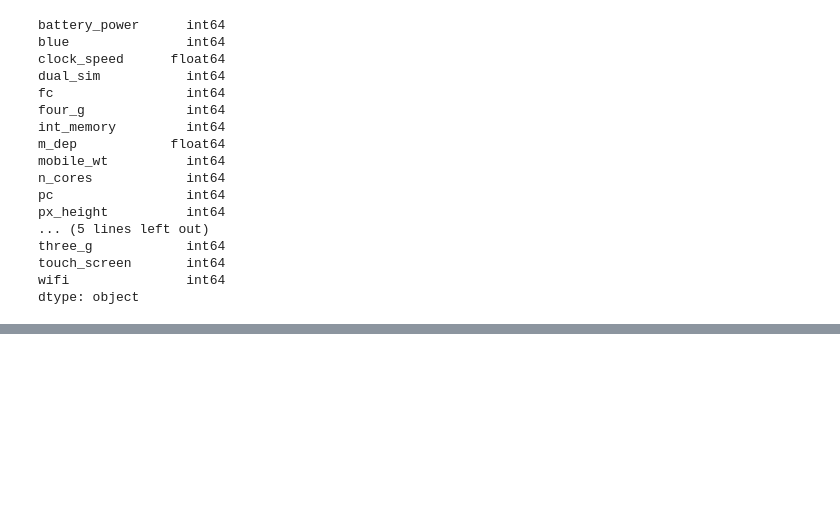
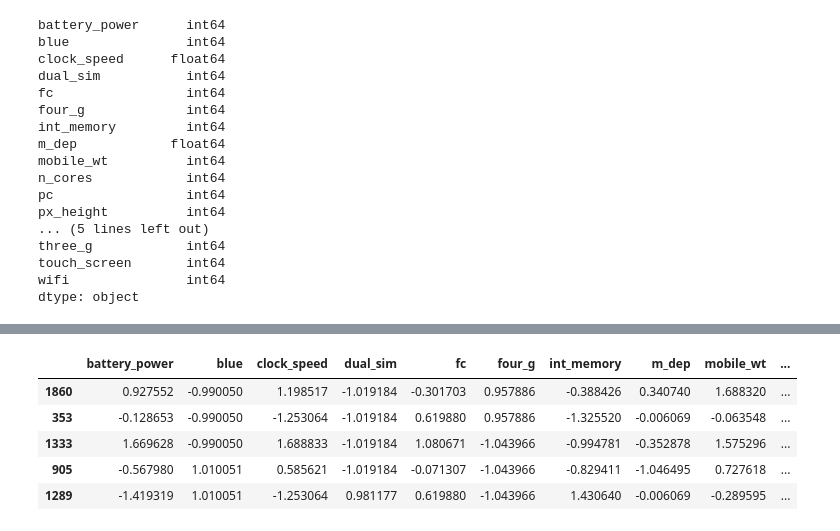
Before and after one commit to Shivam4681/DeepLearning-Programs, a Jupyter notebook: Multiclass_Classification_Keras.ipynb, the cells around one changed output, grey strips where cells are left out. Cells and saved outputs as stored; diff of their text form; code cells hidden in the pictures; blank space fills up the shorter version.

```diff
--- a/Multiclass_Classification_Keras.ipynb
+++ b/Multiclass_Classification_Keras.ipynb
@@ -91,0 +125,9 @@ ValueError: output config must be 'default' or 'pandas' got Pandas
+# %%
+x_test.head()
+# %% [output]
+|  | battery_power | blue | clock_speed | dual_sim | fc | four_g | int_memory | m_dep | mobile_wt | ... |
+| 1860 | 0.927552 | -0.990050 | 1.198517 | -1.019184 | -0.301703 | 0.957886 | -0.388426 | 0.340740 | 1.688320 | ... |
+| 353 | -0.128653 | -0.990050 | -1.253064 | -1.019184 | 0.619880 | 0.957886 | -1.325520 | -0.006069 | -0.063548 | ... |
+| 1333 | 1.669628 | -0.990050 | 1.688833 | -1.019184 | 1.080671 | -1.043966 | -0.994781 | -0.352878 | 1.575296 | ... |
+| 905 | -0.567980 | 1.010051 | 0.585621 | -1.019184 | -0.071307 | -1.043966 | -0.829411 | -1.046495 | 0.727618 | ... |
+| 1289 | -1.419319 | 1.010051 | -1.253064 | 0.981177 | 0.619880 | -1.043966 | 1.430640 | -0.006069 | -0.289595 | ... |
```
Also changed, not shown: parts of 24 cells of this notebook.
